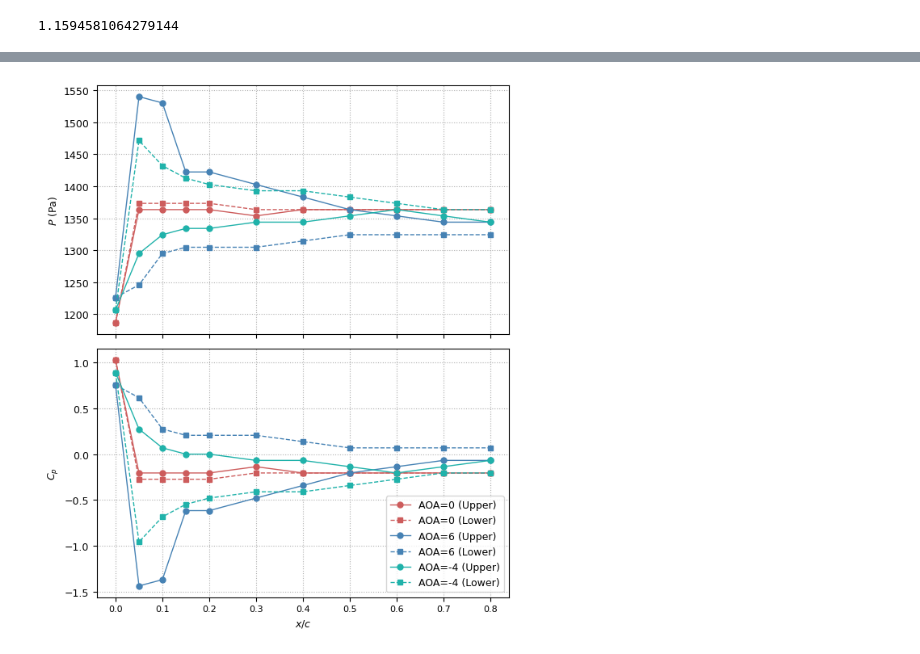
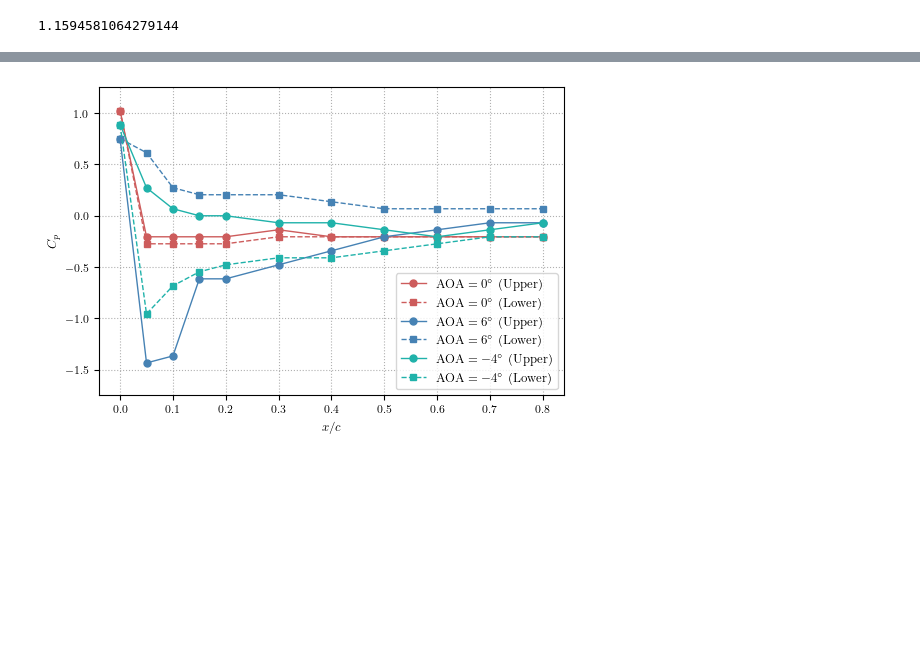
Before and after one commit to shami-momo/Workspace, a Jupyter notebook: study/aero_ex1.ipynb, the cells around one changed output, grey strips where cells are left out. Saved outputs shown, nothing was run; the diff lists cells and outputs as text; code cells hidden in the pictures; blank space fills up the shorter version.

```diff
--- a/study/aero_ex1.ipynb
+++ b/study/aero_ex1.ipynb
@@ -4,10 +4,14 @@ import pandas as pd
 import matplotlib.pyplot as plt
 
 plt.rcParams.update({
+    "text.usetex": True,
+    "font.family": "serif",
+    "font.serif": ["Computer Modern Roman"],
     "font.size": 9,
     "axes.labelsize": 9,
     "legend.fontsize": 9,
     "xtick.labelsize": 8,
+    "ytick.labelsize": 8
 })
 # %%
 TEMP = 23 #celcius
@@ -21,14 +25,14 @@ H_PITOT = 14.65
 CORDLENGTH = 150
 
 plot_configs = [
-    ('0deg', '0', 'indianred'),
-    ('6deg', '6', 'steelblue'),
-    ('minus4deg', '-4', 'lightseagreen')
+    ('0', 0, 'indianred'),
+    ('6', 6, 'steelblue'),
+    ('m4', -4, 'lightseagreen')
 ]
 # %% [output]
 1.1594581064279144
 # %%
-col = ['tap', 'x', 'surface', 'H_0deg', 'H_6deg', 'H_minus4deg']
+col = ['tap', 'x', 'surface', 'h0', 'h6', 'hm4']
 df = pd.read_csv('naca0012_ex1.csv', sep=',', skiprows=1, names=col)
 
 print(df)
@@ -53,36 +57,35 @@ print(df)
 # %%
+df['xc'] = df['x'] / CORDLENGTH
+
 for suffix, aoa_val, color in plot_configs:
-    df[f'P_{suffix}'] = 1000 * 9.81 * df[f'H_{suffix}'] * 0.001
-    df[f'Cp_{suffix}'] = (H_ATM - df[f'H_{suffix}']) / H_PITOT
+    df[f'p{suffix}'] = 1000 * 9.81 * df[f'h{suffix}'] * 0.001
+    df[f'cp{suffix}'] = (H_ATM - df[f'h{suffix}']) / H_PITOT
 
-df['x_c'] = df['x'] / CORDLENGTH
+    df[f'dh{suffix}'] = H_ATM - df[f'h{suffix}']
+
+df[['tap', 'dh0', 'dh6', 'dhm4']].to_csv('manometer.csv', index=False)
+df[['tap', 'p0', 'p6', 'pm4']].to_csv('pressure.csv', index=False, float_format='%.2f')
+df[['tap', 'xc', 'surface', 'cp0', 'cp6', 'cpm4']].to_csv('cp.csv', index=False, float_format='%.2f')
+
 df_upper = df[df['surface'].isin(['LE', 'Upper'])]
 df_lower = df[df['surface'].isin(['LE', 'Lower'])]
 
-fig, (ax1, ax2) = plt.subplots(2, 1, figsize=(6,7), sharex=True)
+fig, ax = plt.subplots(figsize=(6,4))
 
 for suffix, aoa_val, color in plot_configs:
-    ax1.plot(df_upper['x_c'], df_upper[f'P_{suffix}'],
-            label=f'AOA={aoa_val} (Upper)', marker='o', color=color, markersize=5, lw=1)
+    ax.plot(df_upper['xc'], df_upper[f'cp{suffix}'],
+            label=f'$\mathrm{{AOA}}={aoa_val}^\circ$ (Upper)', marker='o', color=color, markersize=5, lw=1)
 
-    ax1.plot(df_lower['x_c'], df_lower[f'P_{suffix}'],
-            label=f'AOA={aoa_val} (Lower)', marker='s', color=color, markersize=5, linestyle='--', lw=1)
+    ax.plot(df_lower['xc'], df_lower[f'cp{suffix}'],
+            label=f'$\mathrm{{AOA}}={aoa_val}^\circ$ (Lower)', marker='s', color=color, markersize=5, linestyle='--', lw=1)
 
-    ax2.plot(df_upper['x_c'], df_upper[f'Cp_{suffix}'],
-            label=f'AOA={aoa_val} (Upper)', marker='o', color=color, markersize=5, lw=1)
+ax.set_xlabel('$x/c$')
+ax.set_ylabel('$C_p$')
+ax.set_ylim(-1.75,1.25)
+ax.legend(loc='lower right')
+ax.grid(True, linestyle=':')
 
-    ax2.plot(df_lower['x_c'], df_lower[f'Cp_{suffix}'],
-            label=f'AOA={aoa_val} (Lower)', marker='s', color=color, markersize=5, linestyle='--', lw=1)
-
-ax1.set_ylabel('$P$ (Pa)')
-ax1.grid(True, linestyle=':')
-
-ax2.set_xlabel('$x/c$')
-ax2.set_ylabel('$C_p$')
-ax2.legend()
-ax2.grid(True, linestyle=':')
-
-plt.tight_layout()
+#fig.savefig('cp.pdf', format='pdf', bbox_inches='tight')
 plt.show()
 # %% [output]
-[figure, old version]
+[figure, new version]
```
Also changed, not shown: parts of 3 cells of this notebook, 6 other files.
